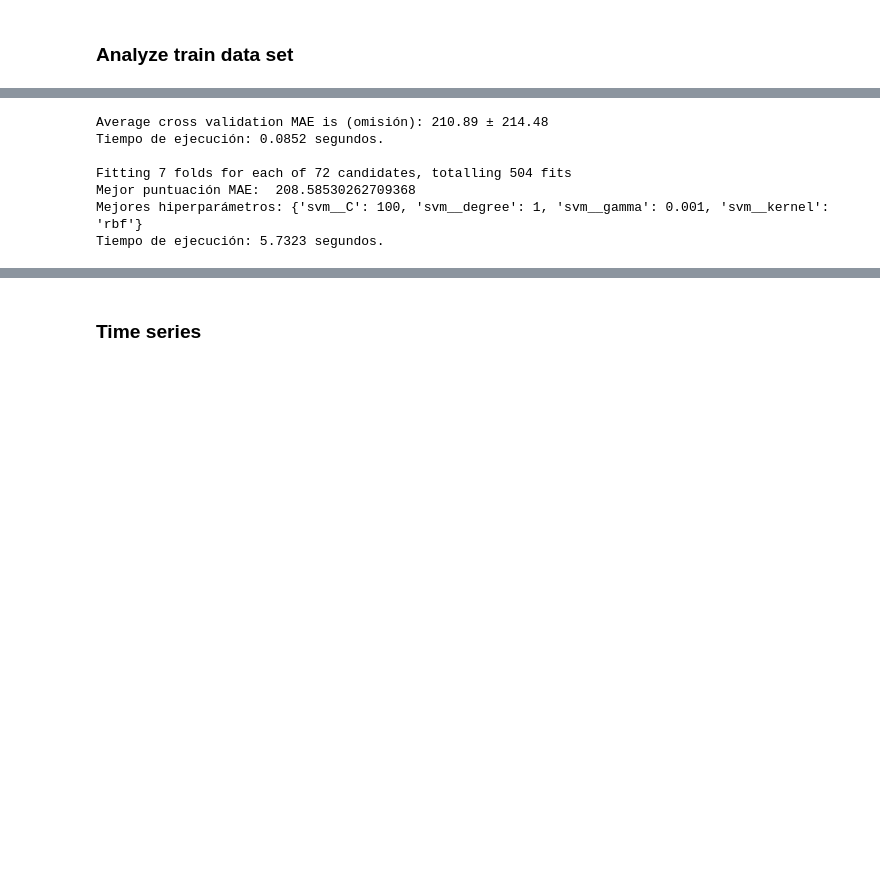
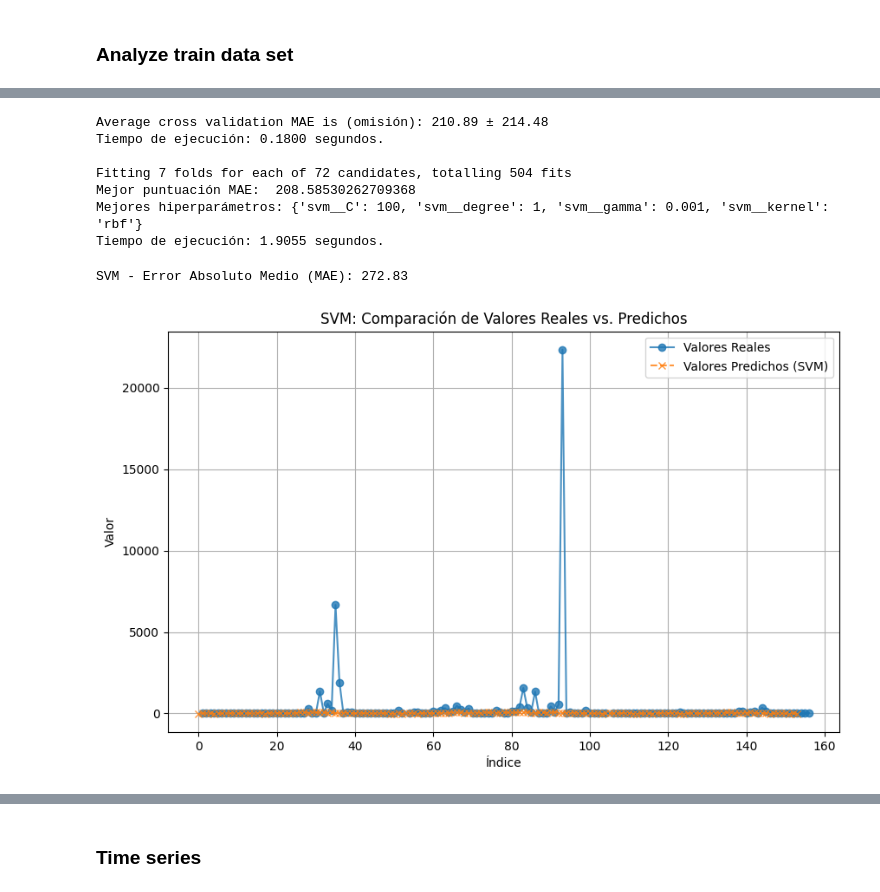
Before and after one commit to JozsefIvanGafo/4-Year-Q1-iao-project-Prediction-of-Forest-fires-in-Galicia-Spain2024-UC3M, a Jupyter notebook: prediction_of_forest_fires_in_Galicia.ipynb, the cells around one changed output, grey strips where cells are left out. Drawn from its saved outputs; the diff is of its cells as text; code cells hidden in the pictures; blank space fills up the shorter version.

```diff
--- a/prediction_of_forest_fires_in_Galicia.ipynb
+++ b/prediction_of_forest_fires_in_Galicia.ipynb
@@ -731,16 +666,6 @@ svm_pipe = Pipeline([
     ('scaler', StandardScaler()),
     ('svm', SVR())
 ])
-
-#SVM omisión ----------------------------
-
-start_time = time.time()
-svm = cross_val_score(svm_pipe,x_train,y_train,scoring="neg_mean_absolute_error", cv=inner_cv)
-end_time= time.time()
-
-print(f"Average cross validation MAE is (omisión): {-svm.mean():.2f} ± {svm.std():.2f}")
-print(f"Tiempo de ejecución: {(end_time - start_time):.4f} segundos.\n")
-
 
 #SVM hpo -------------------
 
@@ -751,24 +676,44 @@ param_grid = {
     'svm__gamma': ['scale' , 0.001, 0.1]
 }
 
-start_time = time.time()
 
 svm_hpo = GridSearchCV(svm_pipe, param_grid, scoring='neg_mean_absolute_error', cv=inner_cv, n_jobs=-1, verbose=1)
 svm_hpo.fit(x_train, y_train)
 
-end_time = time.time()
 
 print(f"Mejor puntuación MAE: ", -svm_hpo.best_score_)
 print("Mejores hiperparámetros:", svm_hpo.best_params_)
-print(f"Tiempo de ejecución: {(end_time - start_time):.4f} segundos.")
 # %% [output]
 Average cross validation MAE is (omisión): 210.89 ± 214.48
-Tiempo de ejecución: 0.0852 segundos.
+Tiempo de ejecución: 0.1800 segundos.
 
 Fitting 7 folds for each of 72 candidates, totalling 504 fits
 Mejor puntuación MAE:  208.58530262709368
 Mejores hiperparámetros: {'svm__C': 100, 'svm__degree': 1, 'svm__gamma': 0.001, 'svm__kernel': 'rbf'}
-Tiempo de ejecución: 5.7323 segundos.
+Tiempo de ejecución: 1.9055 segundos.
+# %%
+# Predict using the best model found during HPO
+y_pred_svm = svm_hpo.best_estimator_.predict(x_test)
+
+# Calculate MAE for SVM
+mae_svm = mean_absolute_error(y_test, y_pred_svm)
+
+# Print the MAE
+print(f"SVM - Error Absoluto Medio (MAE): {mae_svm:.2f}")
+
+# Plot real vs predicted values for SVM
+plt.figure(figsize=(10, 6))
+plt.plot(y_test, label='Valores Reales', marker='o', linestyle='-', alpha=0.8)
+plt.plot(y_pred_svm, label='Valores Predichos (SVM)', marker='x', linestyle='--', alpha=0.8)
+plt.title('SVM: Comparación de Valores Reales vs. Predichos')
+plt.xlabel('Índice')
+plt.ylabel('Valor')
+plt.legend()
+plt.grid()
+plt.show()
+# %% [output]
+SVM - Error Absoluto Medio (MAE): 272.83
+[figure, added]
 # %%
 from sklearn.neural_network import MLPRegressor
 from sklearn.pipeline import Pipeline
```
Also changed, not shown: parts of 14 cells of this notebook.
